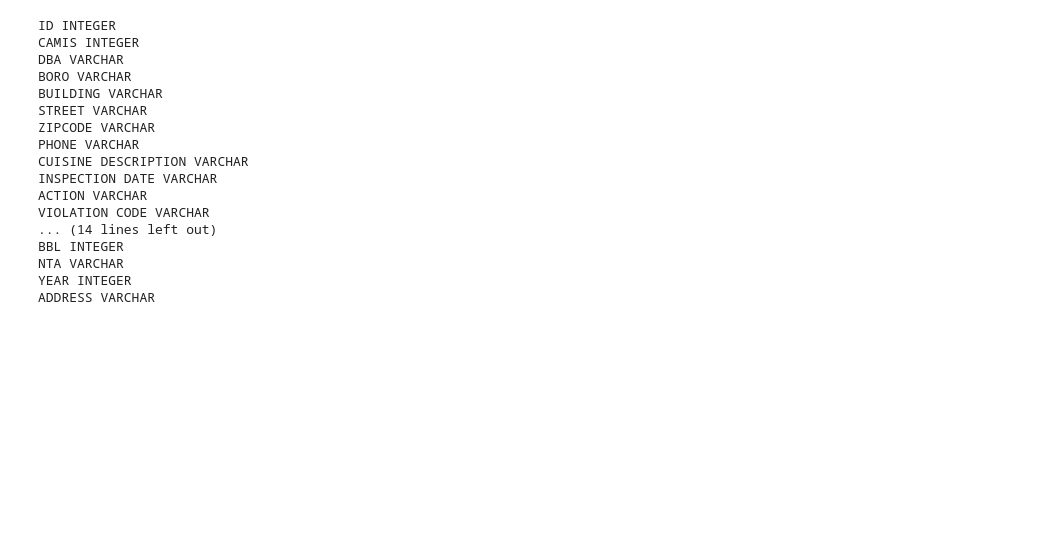
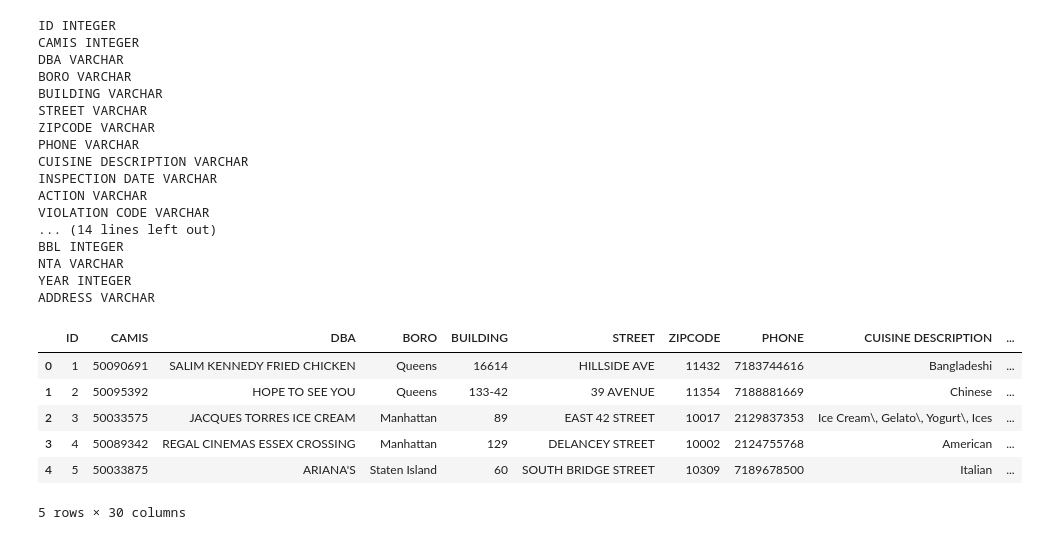
Before and after one commit to nickmangarella/nyc-restaurant-inspections, a Jupyter notebook: static/data/NYC_Flask.ipynb, the cells around one changed output. Cells and saved outputs as stored; diff of their text form; code cells hidden in the pictures; blank space fills up the shorter version.

```diff
--- a/static/data/NYC_Flask.ipynb
+++ b/static/data/NYC_Flask.ipynb
@@ -57,3 +57,15 @@ BBL INTEGER
 NTA VARCHAR
 YEAR INTEGER
 ADDRESS VARCHAR
+# %%
+# viewing 'NYCInspect' in DF format
+nycDF = pd.read_sql("SELECT * FROM NYCInspect", conn)
+nycDF.head()
+# %% [output]
+|  | ID | CAMIS | DBA | BORO | BUILDING | STREET | ZIPCODE | PHONE | CUISINE DESCRIPTION | ... |
+| 0 | 1 | 50090691 | SALIM KENNEDY FRIED CHICKEN | Queens | 16614 | HILLSIDE AVE | 11432 | 7183744616 | Bangladeshi | ... |
+| 1 | 2 | 50095392 | HOPE TO SEE YOU | Queens | 133-42 | 39 AVENUE | 11354 | 7188881669 | Chinese | ... |
+| 2 | 3 | 50033575 | JACQUES TORRES ICE CREAM | Manhattan | 89 | EAST 42 STREET | 10017 | 2129837353 | Ice Cream\, Gelato\, Yogurt\, Ices | ... |
+| 3 | 4 | 50089342 | REGAL CINEMAS ESSEX CROSSING | Manhattan | 129 | DELANCEY STREET | 10002 | 2124755768 | American | ... |
+| 4 | 5 | 50033875 | ARIANA'S | Staten Island | 60 | SOUTH BRIDGE STREET | 10309 | 7189678500 | Italian | ... |
+5 rows × 30 columns
```
Also changed, not shown: parts of 5 cells of this notebook, 1 other file.
